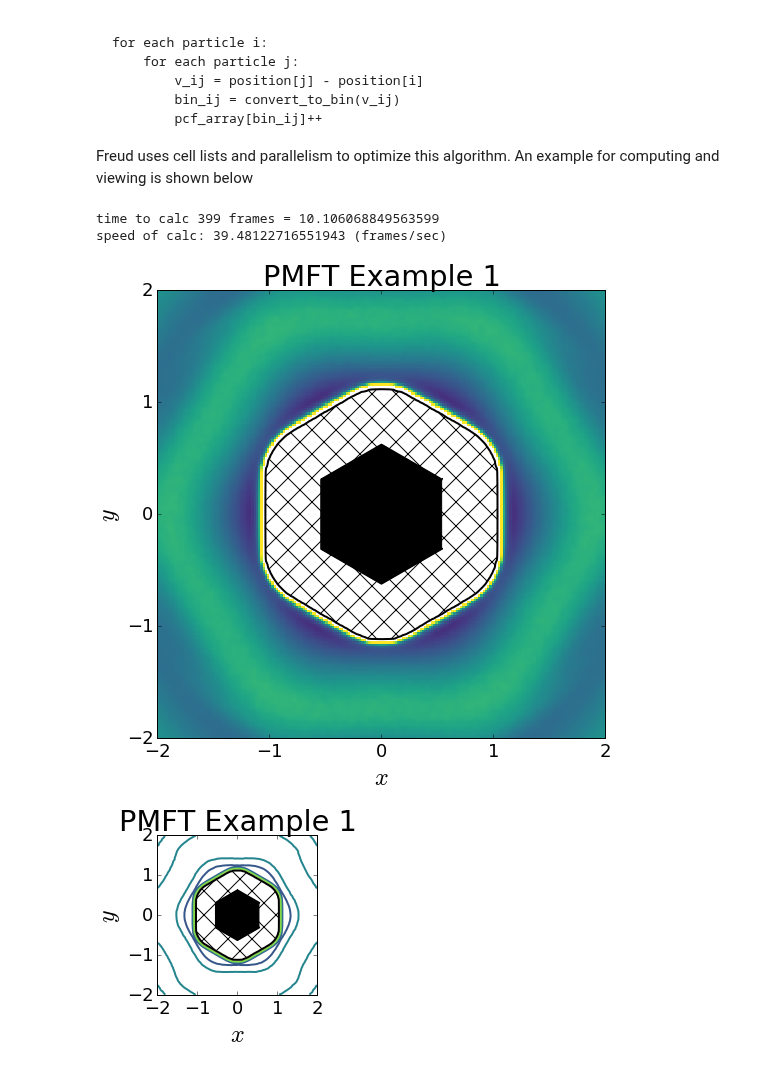
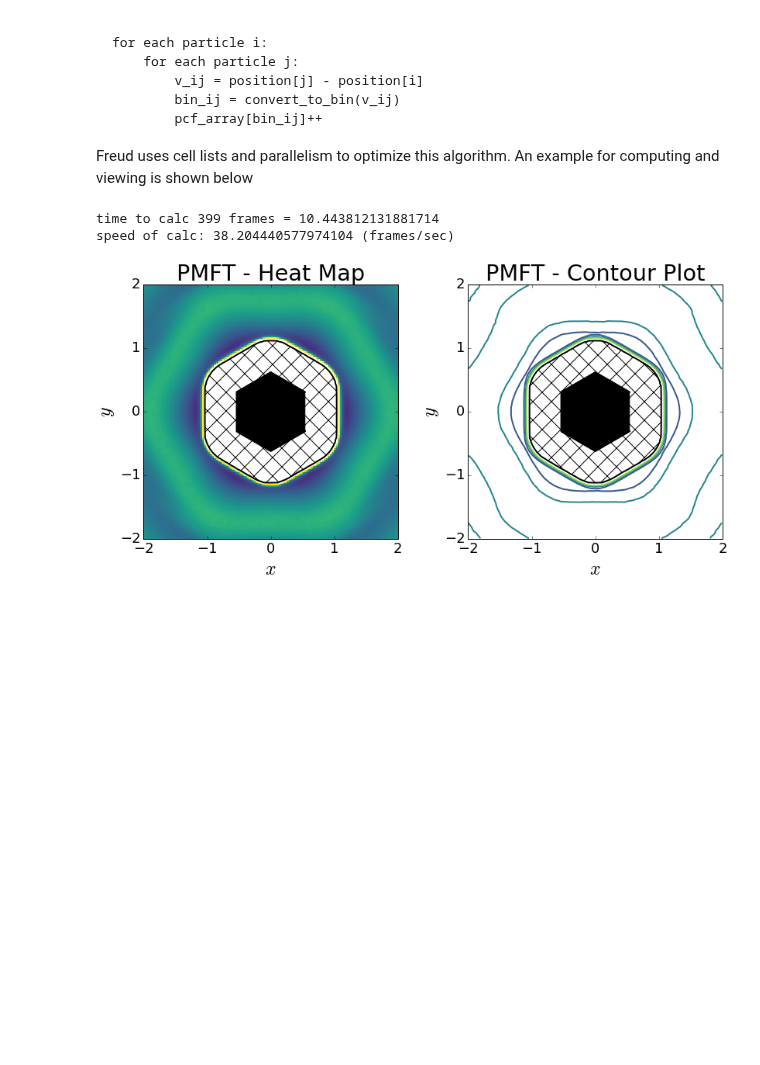
Before and after one commit to glotzerlab/freud-examples, a Jupyter notebook: AIChE PMFT.ipynb, the cells around one changed output. Saved outputs shown, nothing was run; the diff lists cells and outputs as text; code cells hidden in the pictures; blank space fills up the shorter version.

Commit message:
Addressed warnings; changed to show heat map and contour together

```diff
--- a/AIChE PMFT.ipynb
+++ b/AIChE PMFT.ipynb
@@ -1,5 +1,10 @@
 # %%
 %matplotlib inline
+# this is specifically for niceness in presentations;
+# not recommended for real use
+import warnings
+warnings.filterwarnings("ignore")
+
 import numpy as np
 from cycler import cycler
 import matplotlib
@@ -15,8 +20,8 @@ from scipy.ndimage.filters import gaussian_filter
 from ipywidgets import IntProgress
 from IPython.display import display
 
-matplotlib.rcParams.update({'font.sans-serif': 'Helvetica'})
-matplotlib.rcParams.update({'font.family': 'sans-serif'})
+# matplotlib.rcParams.update({'font.sans-serif': 'Helvetica'})
+# matplotlib.rcParams.update({'font.family': 'sans-serif'})
 matplotlib.rcParams.update({'font.size': 24})
 matplotlib.rcParams.update({'axes.labelsize': 24})
 matplotlib.rcParams.update({'xtick.labelsize': 18})
@@ -100,63 +105,64 @@ for i in range(pmft.getNBinsX()):
         if ((x*x + y*y < 1.5) and (np.isnan(pmft_arr[j,i]))):
             pmft_arr[j, i] = 10.0
 w = int(2.0 * pmft.getNBinsX() / (2.0 * 3.0))
 center = int(pmft.getNBinsX()/2)
 # get the center of the histogram bins
 pmft_smooth = gaussian_filter(pmft_arr, 1)
 pmft_image = np.copy(pmft_smooth)
 pmft_image[nan_arr] = np.nan
 pmft_smooth = pmft_smooth[center-w:center+w, center-w:center+w]
 pmft_image = pmft_image[center-w:center+w, center-w:center+w]
 x = pmft.getX()
 y = pmft.getY()
 reduced_x = x[center-w:center+w]
 reduced_y = y[center-w:center+w]
 
-pyplot.figure(figsize=(8,8))
-pyplot.title("PMFT Example 1")
+f = pyplot.figure(figsize=(12,6))
+ax0 = f.add_subplot(1, 2, 1)
+ax1 = f.add_subplot(1, 2, 2)
+ax0.set_title("PMFT - Heat Map")
 norm = matplotlib.colors.Normalize(vmin=-2.5,vmax=3.0)
 values = [-2, -1, 0, 2]
 n_values = [norm(i) for i in values]
 colors = matplotlib.cm.viridis(n_values)
 colors = colors[:,:3]
-pyplot.imshow(np.flipud(pmft_image), extent=[-2,2,-2,2], interpolation="nearest", cmap="viridis", vmin=-2.5, vmax=3.0)
-pyplot.contour(reduced_x, reduced_y, pmft_smooth, [9, 10], colors="black")
-pyplot.contourf(reduced_x, reduced_y, pmft_smooth, [9, 10], hatches="X", colors="none")
-pyplot.plot(verts[:,0], verts[:,1], color="black", marker=",")
-pyplot.fill(verts[:,0], verts[:,1], color="black")
-pyplot.axes().set_aspect("equal")
-pyplot.xticks([i for i in range(-2, 3, 1)])
-pyplot.yticks([i for i in range(-2, 3, 1)])
-pyplot.xlabel(r"$x$")
-pyplot.ylabel(r"$y$")
-pyplot.tight_layout()
-pyplot.show()
+ax0.imshow(np.flipud(pmft_image), extent=[-2,2,-2,2], interpolation="nearest", cmap="viridis", vmin=-2.5, vmax=3.0)
+ax0.contour(reduced_x, reduced_y, pmft_smooth, [9, 10], colors="black")
+ax0.contourf(reduced_x, reduced_y, pmft_smooth, [9, 10], hatches="X", colors="none")
+ax0.plot(verts[:,0], verts[:,1], color="black", marker=",")
+ax0.fill(verts[:,0], verts[:,1], color="black")
+ax0.set_aspect("equal")
+ax0.xaxis.set_ticks([i for i in range(-2, 3, 1)])
+ax0.yaxis.set_ticks([i for i in range(-2, 3, 1)])
+ax0.set_xlabel(r"$x$")
+ax0.set_ylabel(r"$y$")
+# pyplot.tight_layout()
+# pyplot.show()
 
-pyplot.figure(figsize=(8,8))
-pyplot.title("PMFT Example 1")
+# pyplot.figure(figsize=(8,8))
+ax1.set_title("PMFT - Contour Plot")
 norm = matplotlib.colors.Normalize(vmin=-2.5,vmax=3.0)
 values = [-2, -1, 0, 2]
 n_values = [norm(i) for i in values]
 colors = matplotlib.cm.viridis(n_values)
 colors = colors[:,:3]
-pyplot.contour(reduced_x, reduced_y, pmft_smooth, [-2, -1, 0, 2],
+ax1.contour(reduced_x, reduced_y, pmft_smooth, [-2, -1, 0, 2],
     colors=colors)
-pyplot.contour(reduced_x, reduced_y, pmft_smooth, [9, 10], colors="black")
-pyplot.contourf(reduced_x, reduced_y, pmft_smooth, [9, 10], hatches="X", colors="none")
-pyplot.plot(verts[:,0], verts[:,1], color="black", marker=",")
-pyplot.fill(verts[:,0], verts[:,1], color="black")
-pyplot.axes().set_aspect("equal")
-pyplot.xticks([i for i in range(-2, 3, 1)])
-pyplot.yticks([i for i in range(-2, 3, 1)])
-pyplot.xlabel(r"$x$")
-pyplot.ylabel(r"$y$")
+ax1.contour(reduced_x, reduced_y, pmft_smooth, [9, 10], colors="black")
+ax1.contourf(reduced_x, reduced_y, pmft_smooth, [9, 10], hatches="X", colors="none")
+ax1.plot(verts[:,0], verts[:,1], color="black", marker=",")
+ax1.fill(verts[:,0], verts[:,1], color="black")
+ax1.set_aspect("equal")
+ax1.xaxis.set_ticks([i for i in range(-2, 3, 1)])
+ax1.yaxis.set_ticks([i for i in range(-2, 3, 1)])
+ax1.set_xlabel(r"$x$")
+ax1.set_ylabel(r"$y$")
 pyplot.tight_layout()
 pyplot.show()
 # %% [output]
-time to calc 399 frames = 10.106068849563599
-speed of calc: 39.48122716551943 (frames/sec)
+time to calc 399 frames = 10.443812131881714
+speed of calc: 38.204440577974104 (frames/sec)
-[figure, old version]
+[figure, new version]
-[figure, removed]
 # %%
 # import the freud object
 # the rdf module is contained in the density module
```
Also changed, not shown: parts of 1 cell of this notebook, 2 other files.
